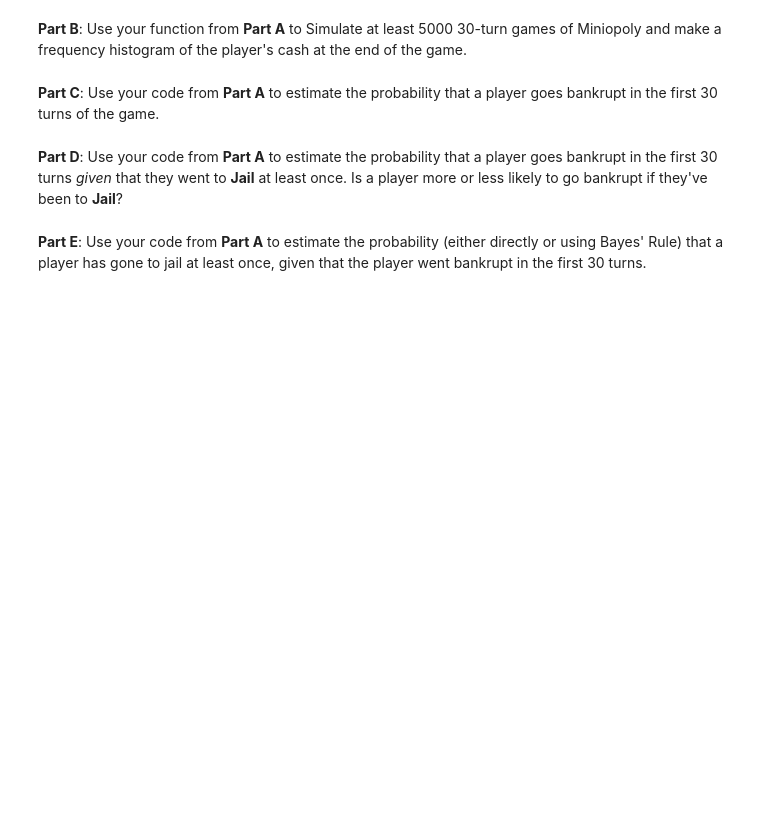
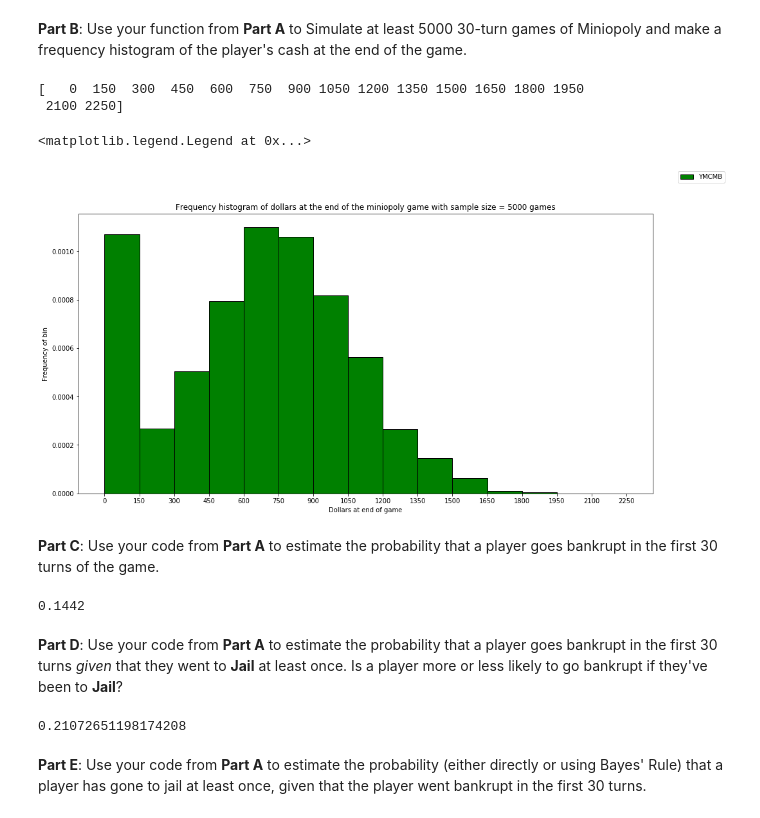
Before and after one commit to howardmonington/friendly-fortnight, a Jupyter notebook: homework/homework2/hmwk02_Lastname_Firstname.ipynb, the cells around one changed output. Saved outputs shown, nothing was run; the diff lists cells and outputs as text; code cells hidden in the pictures; blank space fills up the shorter version.

```diff
--- a/homework/homework2/hmwk02_Lastname_Firstname.ipynb
+++ b/homework/homework2/hmwk02_Lastname_Firstname.ipynb
@@ -606,9 +944,71 @@ def miniopoly_turn(location, cash):
 # %% [markdown]
 **Part B**: Use your function from **Part A** to Simulate at least 5000 30-turn games of Miniopoly and make a frequency histogram of the player's cash at the end of the game.
+# %%
+def simulate_end_cash(x):
+    return_arr = []
+    for x_range in range(x):
+        some_player = Player(action_square_lookup)
+        for turn_range in range(30):
+            if type(some_player.status) is not GameOverStatus:
+                some_player.do_turn()
+            else:
+                break
+        return_arr.append(some_player.cash)
+    return return_arr
+
+import matplotlib.pylab as plt
+game_cash = simulate_end_cash(5000)
+fig, ax = plt.subplots(1,1, figsize=(16,8))
+freq, bins, _ = ax.hist(game_cash,
+          edgeColor = "Black",
+          faceColor = "Green",
+          bins = range(0,2200 + 200, 150),
+           density = True,
+          label = "YMCMB")
+print(bins)
+ax.set_xlabel("Dollars at end of game")
+ax.set_ylabel("Frequency of bin")
+ax.set_title("Frequency histogram of dollars at the end of the miniopoly game with sample size = 5000 games")
+ax.set_xticks([i for i in range(0, 2200+150, 150)])
+fig.legend()
+# %% [output]
+[   0  150  300  450  600  750  900 1050 1200 1350 1500 1650 1800 1950
+ 2100 2250]
+<matplotlib.legend.Legend at 0x...>
+[figure, added]
 # %% [markdown]
 **Part C**: Use your code from **Part A** to estimate the probability that a player goes bankrupt in the first 30 turns of the game.
+# %%
+prob_bankrupt_before_30 = len([gcash for gcash in game_cash if gcash == 0])/len(game_cash)
+print(prob_bankrupt_before_30)
+# %% [output]
+0.1442
 # %% [markdown]
 **Part D**: Use your code from **Part A** to estimate the probability that a player goes bankrupt in the first 30 turns _given_ that they went to **Jail** at least once.  Is a player more or less likely to go bankrupt if they've been to **Jail**?
+# %%
+#P(B | J) = P(B intersection J)/P(J)
+def sim_jail_bankrupt(x):
+    went_jail = 0
+    went_jail_and_bankrupt = 0
+    for x_range in range(x):
+        a_player = Player(action_square_lookup)
+        for turn_range in range(30):
+            if type(a_player.status) is not GameOverStatus:
+                a_player.do_turn()
+            else:
+                break
+        for entry in a_player.turn_log:
+            if repr(entry).find("In Jail") != -1:
+                went_jail += 1
+                if a_player.cash == 0:
+                    went_jail_and_bankrupt += 1
+                    break
+                break
+    return (went_jail_and_bankrupt/x)/(went_jail/x)
+
+sim_jail_bankrupt(5000)
+# %% [output]
+0.21072651198174208
 # %% [markdown]
 **Part E**: Use your code from **Part A** to estimate the probability (either directly or using Bayes' Rule) that a player has gone to jail at least once, given that the player went bankrupt in the first 30 turns.
 # %% [markdown]
```
Also changed, not shown: parts of 5 cells of this notebook.
